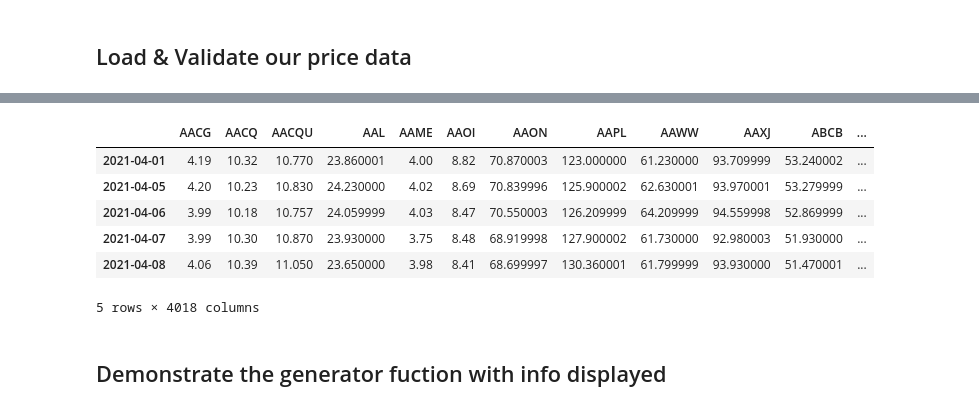
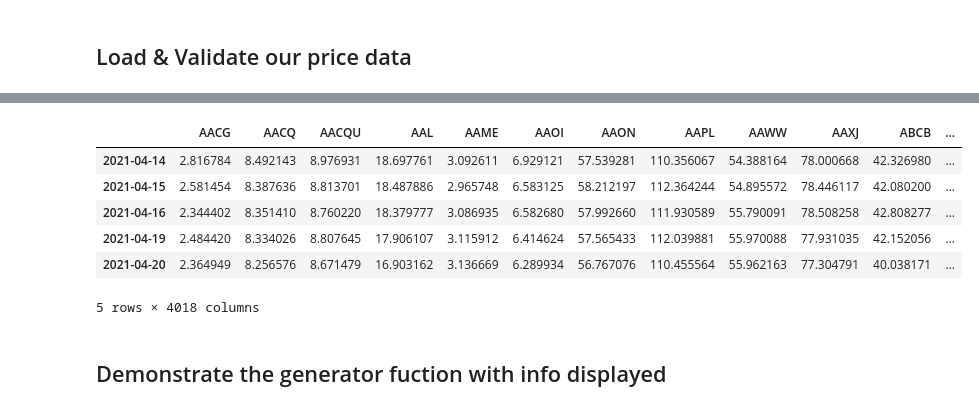
Before and after one commit to pat42w/EF_Portfolio_Optimization, a Jupyter notebook: Historic_portfolio_nb.ipynb, the cells around one changed output, grey strips where cells are left out. Saved outputs shown, nothing was run; the diff lists cells and outputs as text; code cells hidden in the pictures.

```diff
--- a/Historic_portfolio_nb.ipynb
+++ b/Historic_portfolio_nb.ipynb
@@ -40,7 +40,7 @@ df_Nasdaq.drop(columns=['Date'],axis=1, inplace=True)
 dmf.priceDB_validation(df_Nasdaq)
 
 #Do currency conversion here, we want USD in EUR out
-#df_Nasdaq=load_curr_csv(df_Nasdaq,"USD")
+df_Nasdaq=dmf.load_curr_csv(df_Nasdaq,"USD")
 
 df_Nasdaq.tail(5)
 # %% [output]
@@ -55,9 +55,9 @@ Wall time: 4.57 s
 |  | AACG | AACQ | AACQU | AAL | AAME | AAOI | AAON | AAPL | AAWW | AAXJ | ABCB | ... |
-| 2021-04-01 | 4.19 | 10.32 | 10.770 | 23.860001 | 4.00 | 8.82 | 70.870003 | 123.000000 | 61.230000 | 93.709999 | 53.240002 | ... |
-| 2021-04-05 | 4.20 | 10.23 | 10.830 | 24.230000 | 4.02 | 8.69 | 70.839996 | 125.900002 | 62.630001 | 93.970001 | 53.279999 | ... |
-| 2021-04-06 | 3.99 | 10.18 | 10.757 | 24.059999 | 4.03 | 8.47 | 70.550003 | 126.209999 | 64.209999 | 94.559998 | 52.869999 | ... |
-| 2021-04-07 | 3.99 | 10.30 | 10.870 | 23.930000 | 3.75 | 8.48 | 68.919998 | 127.900002 | 61.730000 | 92.980003 | 51.930000 | ... |
-| 2021-04-08 | 4.06 | 10.39 | 11.050 | 23.650000 | 3.98 | 8.41 | 68.699997 | 130.360001 | 61.799999 | 93.930000 | 51.470001 | ... |
+| 2021-04-14 | 2.816784 | 8.492143 | 8.976931 | 18.697761 | 3.092611 | 6.929121 | 57.539281 | 110.356067 | 54.388164 | 78.000668 | 42.326980 | ... |
+| 2021-04-15 | 2.581454 | 8.387636 | 8.813701 | 18.487886 | 2.965748 | 6.583125 | 58.212197 | 112.364244 | 54.895572 | 78.446117 | 42.080200 | ... |
+| 2021-04-16 | 2.344402 | 8.351410 | 8.760220 | 18.379777 | 3.086935 | 6.582680 | 57.992660 | 111.930589 | 55.790091 | 78.508258 | 42.808277 | ... |
+| 2021-04-19 | 2.484420 | 8.334026 | 8.807645 | 17.906107 | 3.115912 | 6.414624 | 57.565433 | 112.039881 | 55.970088 | 77.931035 | 42.152056 | ... |
+| 2021-04-20 | 2.364949 | 8.256576 | 8.671479 | 16.903162 | 3.136669 | 6.289934 | 56.767076 | 110.455564 | 55.962163 | 77.304791 | 40.038171 | ... |
 5 rows × 4018 columns
 # %% [markdown]
 ## Demonstrate the generator fuction with info displayed
```
Also changed, not shown: parts of 2 cells of this notebook.
